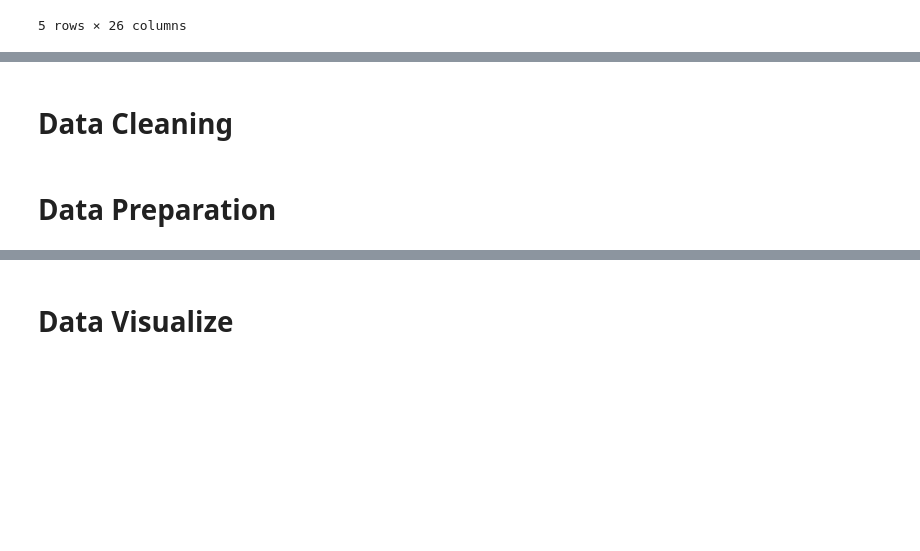
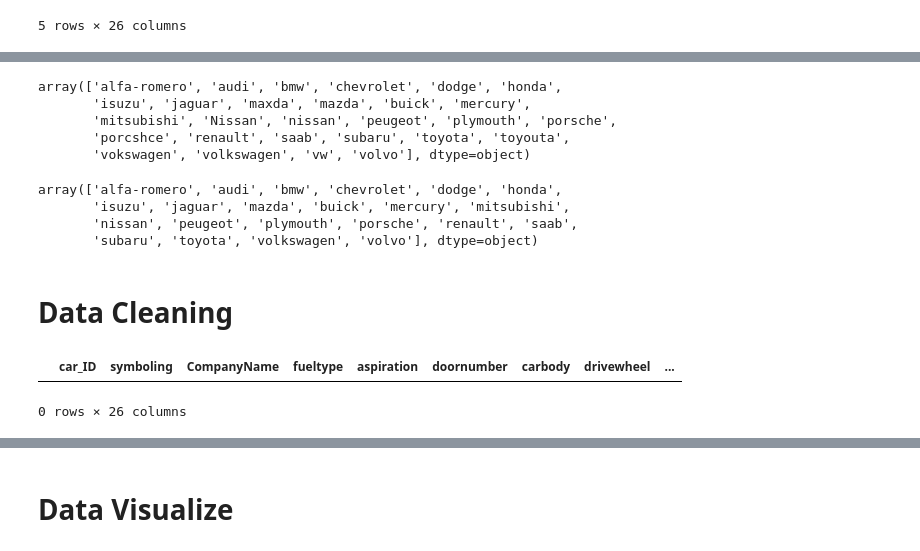
Before and after one commit to Vinzzztty/car_price_prediction_FP_bigData, a Jupyter notebook: CarPrice_Prediction_using_Linear_Regression.ipynb, the cells around one changed output, grey strips where cells are left out. Cells and saved outputs as stored; diff of their text form; code cells hidden in the pictures; blank space fills up the shorter version.

```diff
--- a/CarPrice_Prediction_using_Linear_Regression.ipynb
+++ b/CarPrice_Prediction_using_Linear_Regression.ipynb
@@ -71,4 +121,37 @@ data_cars.head()
+# %%
+data_cars['CompanyName'].unique()
+# %% [output]
+array(['alfa-romero', 'audi', 'bmw', 'chevrolet', 'dodge', 'honda',
+       'isuzu', 'jaguar', 'maxda', 'mazda', 'buick', 'mercury',
+       'mitsubishi', 'Nissan', 'nissan', 'peugeot', 'plymouth', 'porsche',
+       'porcshce', 'renault', 'saab', 'subaru', 'toyota', 'toyouta',
+       'vokswagen', 'volkswagen', 'vw', 'volvo'], dtype=object)
+# %%
+# Perbaiki nilai yang mirip atau salah seperti maxda dengan mazda, Nissan dengan nissan,
+# porsche dengan porcshe, toyota dengan toyouta, vokswagen dengan wolkswagen dan vw
+
+data_cars['CompanyName'] = data_cars['CompanyName'].str.lower()
+
+def replace_name(old_name, new_name):
+  data_cars['CompanyName'].replace(old_name, new_name, inplace = True)
+
+replace_name('maxda','mazda')
+replace_name('porcshce','porsche')
+replace_name('toyouta','toyota')
+replace_name('vokswagen','volkswagen')
+replace_name('vw','volkswagen')
+
+data_cars['CompanyName'].unique()
+# %% [output]
+array(['alfa-romero', 'audi', 'bmw', 'chevrolet', 'dodge', 'honda',
+       'isuzu', 'jaguar', 'mazda', 'buick', 'mercury', 'mitsubishi',
+       'nissan', 'peugeot', 'plymouth', 'porsche', 'renault', 'saab',
+       'subaru', 'toyota', 'volkswagen', 'volvo'], dtype=object)
 # %% [markdown]
 # Data Cleaning
-# %% [markdown]
-# Data Preparation
+# %%
+# Cek data duplicate
+data_cars.loc[data_cars.duplicated()]
+# %% [output]
+|  | car_ID | symboling | CompanyName | fueltype | aspiration | doornumber | carbody | drivewheel | ... |
+0 rows × 26 columns
```
Also changed, not shown: parts of 13 cells of this notebook.
